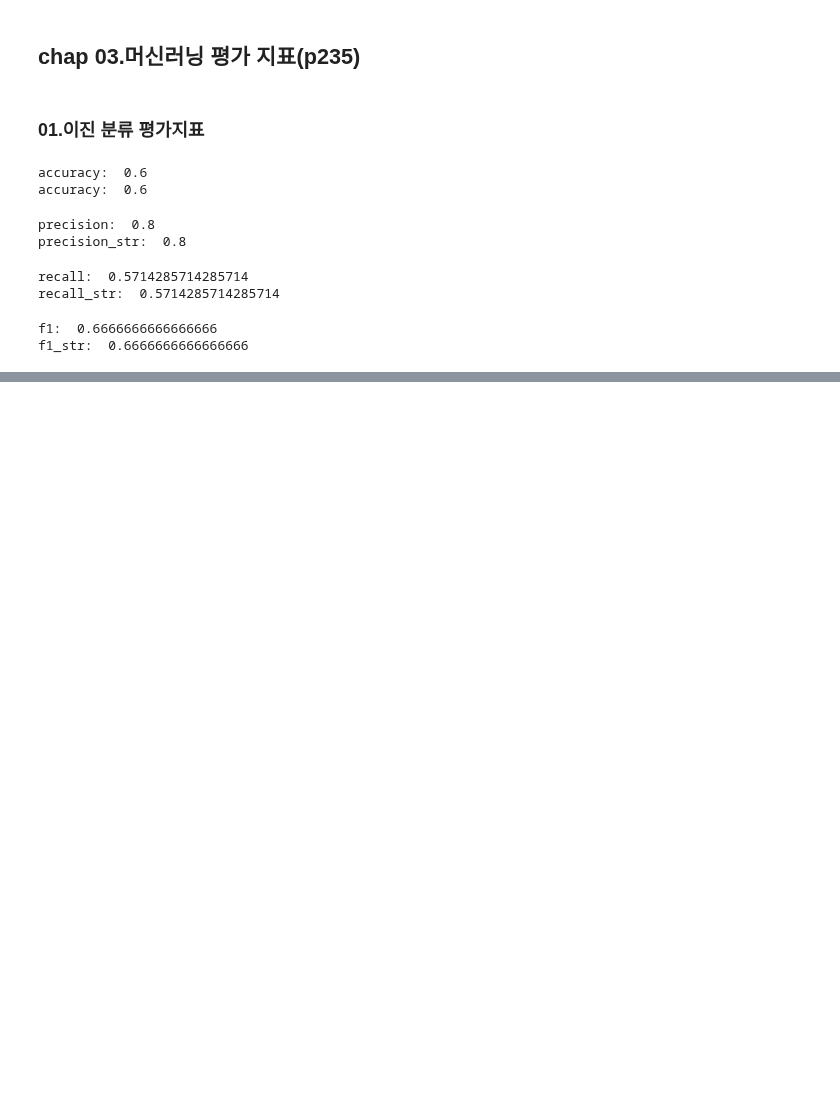
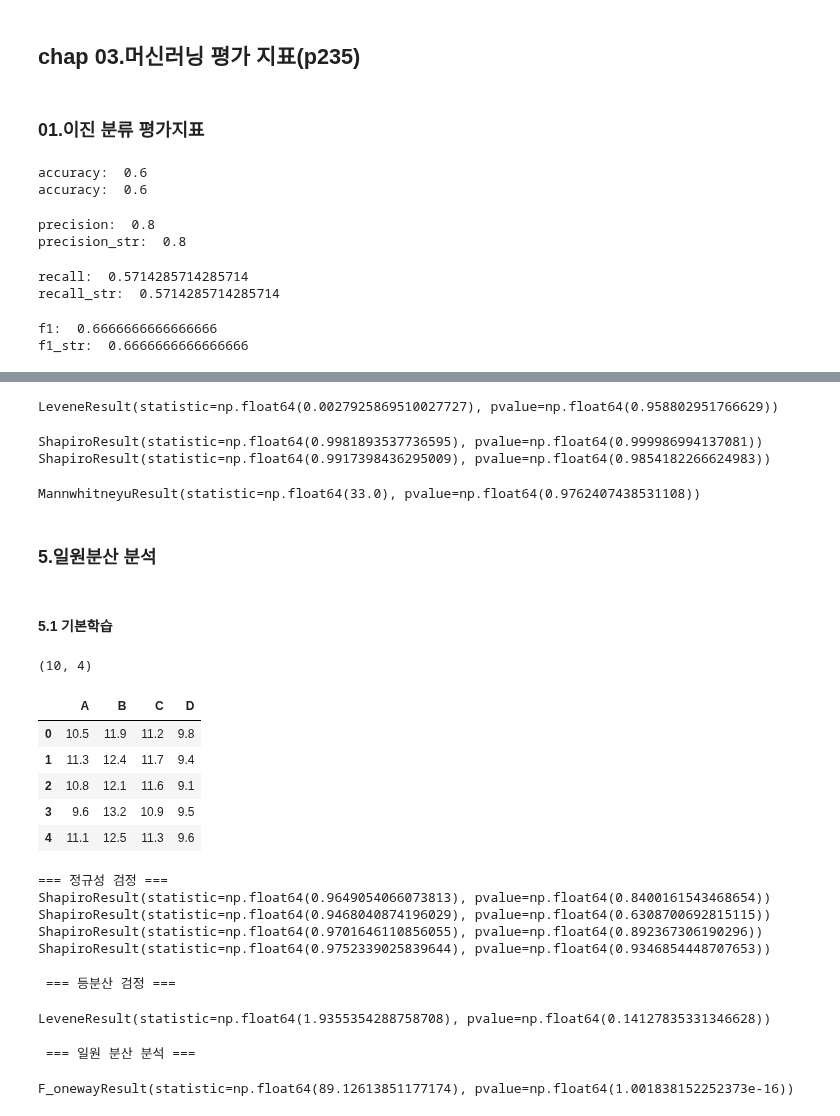
Before and after one commit to va4756/yemoon_bigdata_test, a Jupyter notebook: bigdata_시나공_연습문제_00.ipynb, the cells around one changed output, grey strips where cells are left out. Drawn from its saved outputs; the diff is of its cells as text; code cells hidden in the pictures; blank space fills up the shorter version.

```diff
--- a/bigdata_시나공_연습문제_00.ipynb
+++ b/bigdata_시나공_연습문제_00.ipynb
@@ -1689,0 +1844,62 @@ f1_str:  0.6666666666666666
+# %%
+stats.levene(class1, class2)
+# %% [output]
+LeveneResult(statistic=np.float64(0.0027925869510027727), pvalue=np.float64(0.958802951766629))
+# %%
+print(stats.shapiro(class1))
+print(stats.shapiro(class2))
+# %% [output]
+ShapiroResult(statistic=np.float64(0.9981893537736595), pvalue=np.float64(0.999986994137081))
+ShapiroResult(statistic=np.float64(0.9917398436295009), pvalue=np.float64(0.9854182266624983))
+# %%
+stats.mannwhitneyu(class1, class2, alternative='less')
+# %% [output]
+MannwhitneyuResult(statistic=np.float64(33.0), pvalue=np.float64(0.9762407438531108))
+# %% [markdown]
+### 5.일원분산 분석
+# %% [markdown]
+#### 5.1 기본학습
+# %%
+import pandas as pd
+df = pd.DataFrame({
+    'A': [10.5, 11.3, 10.8, 9.6, 11.1, 10.2, 10.9, 11.4, 10.5, 10.3],
+    'B': [11.9, 12.4, 12.1, 13.2, 12.5, 11.8, 12.2, 12.9, 12.4, 12.3],
+    'C': [11.2, 11.7, 11.6, 10.9, 11.3, 11.1, 10.8, 11.5, 11.4, 11.0],
+    'D': [9.8, 9.4, 9.1, 9.5, 9.6, 9.9, 9.2, 9.7, 9.3, 9.4]
+})
+print(df.shape)
+df.head()
+# %% [output]
+(10, 4)
+|  | A | B | C | D |
+| 0 | 10.5 | 11.9 | 11.2 | 9.8 |
+| 1 | 11.3 | 12.4 | 11.7 | 9.4 |
+| 2 | 10.8 | 12.1 | 11.6 | 9.1 |
+| 3 | 9.6 | 13.2 | 10.9 | 9.5 |
+| 4 | 11.1 | 12.5 | 11.3 | 9.6 |
+# %%
+from scipy import stats
+
+print("=== 정규성 검정 ===")
+print(stats.shapiro(df['A']))
+print(stats.shapiro(df['B']))
+print(stats.shapiro(df['C']))
+print(stats.shapiro(df['D']))
+# %% [output]
+=== 정규성 검정 ===
+ShapiroResult(statistic=np.float64(0.9649054066073813), pvalue=np.float64(0.8400161543468654))
+ShapiroResult(statistic=np.float64(0.9468040874196029), pvalue=np.float64(0.6308700692815115))
+ShapiroResult(statistic=np.float64(0.9701646110856055), pvalue=np.float64(0.892367306190296))
+ShapiroResult(statistic=np.float64(0.9752339025839644), pvalue=np.float64(0.9346854448707653))
+# %%
+print("\n === 등분산 검정 ===")
+stats.levene(df['A'], df['B'], df['C'], df['D'])
+# %% [output]
+ === 등분산 검정 ===
+LeveneResult(statistic=np.float64(1.9355354288758708), pvalue=np.float64(0.14127835331346628))
+# %%
+print("\n === 일원 분산 분석 ===")
+stats.f_oneway(df['A'], df['B'], df['C'], df['D'])
+# %% [output]
+ === 일원 분산 분석 ===
+F_onewayResult(statistic=np.float64(89.12613851177174), pvalue=np.float64(1.001838152252373e-16))
```
Also changed, not shown: parts of 37 cells of this notebook.
